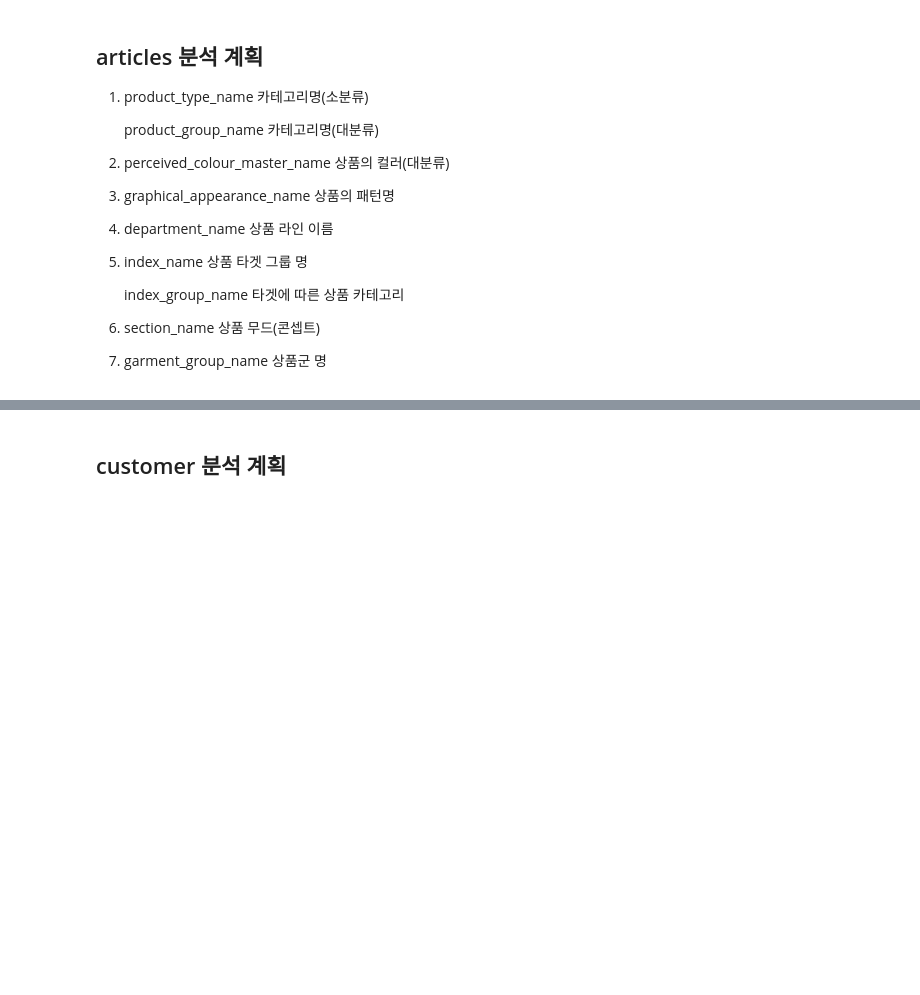
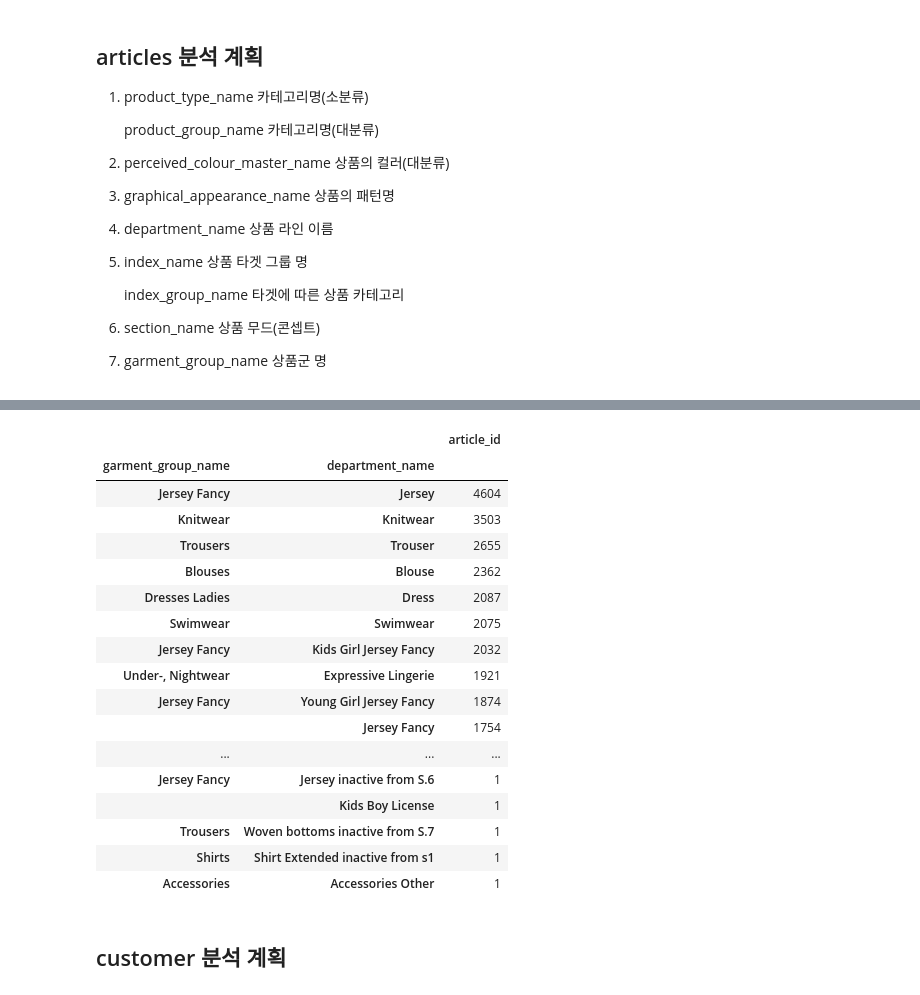
Before and after one commit to monamienamie/5commerce, a Jupyter notebook: 0827.ipynb, the cells around one changed output, grey strips where cells are left out. Saved outputs shown, nothing was run; the diff lists cells and outputs as text; code cells hidden in the pictures; blank space fills up the shorter version.

Commit message:
0829
articles 분석 추가

```diff
--- a/0827.ipynb
+++ b/0827.ipynb
@@ -84,3 +335,28 @@ articles['prod_name'].nunique()
+# %%
+pd.set_option('display.max_rows', 251)
+# %%
+articles[['garment_group_name', 'department_name', 'article_id']].groupby(by = ['garment_group_name', 'department_name']).count().sort_values(by='article_id', ascending=False)
+#garment와 department 나눠보기
+#그룹별로 보고싶으면 sort_values 지우기
+# %% [output]
+|  |  | article_id |
+| garment_group_name | department_name |  |
+| Jersey Fancy | Jersey | 4604 |
+| Knitwear | Knitwear | 3503 |
+| Trousers | Trouser | 2655 |
+| Blouses | Blouse | 2362 |
+| Dresses Ladies | Dress | 2087 |
+| Swimwear | Swimwear | 2075 |
+| Jersey Fancy | Kids Girl Jersey Fancy | 2032 |
+| Under-, Nightwear | Expressive Lingerie | 1921 |
+| Jersey Fancy | Young Girl Jersey Fancy | 1874 |
+|  | Jersey Fancy | 1754 |
+| ... | ... | ... |
+| Jersey Fancy | Jersey inactive from S.6 | 1 |
+|  | Kids Boy License | 1 |
+| Trousers | Woven bottoms inactive from S.7 | 1 |
+| Shirts | Shirt Extended inactive from s1 | 1 |
+| Accessories | Accessories Other | 1 |
 # %% [markdown]
 ## customer  분석 계획
 # %%
```
Also changed, not shown: parts of 14 cells of this notebook.
